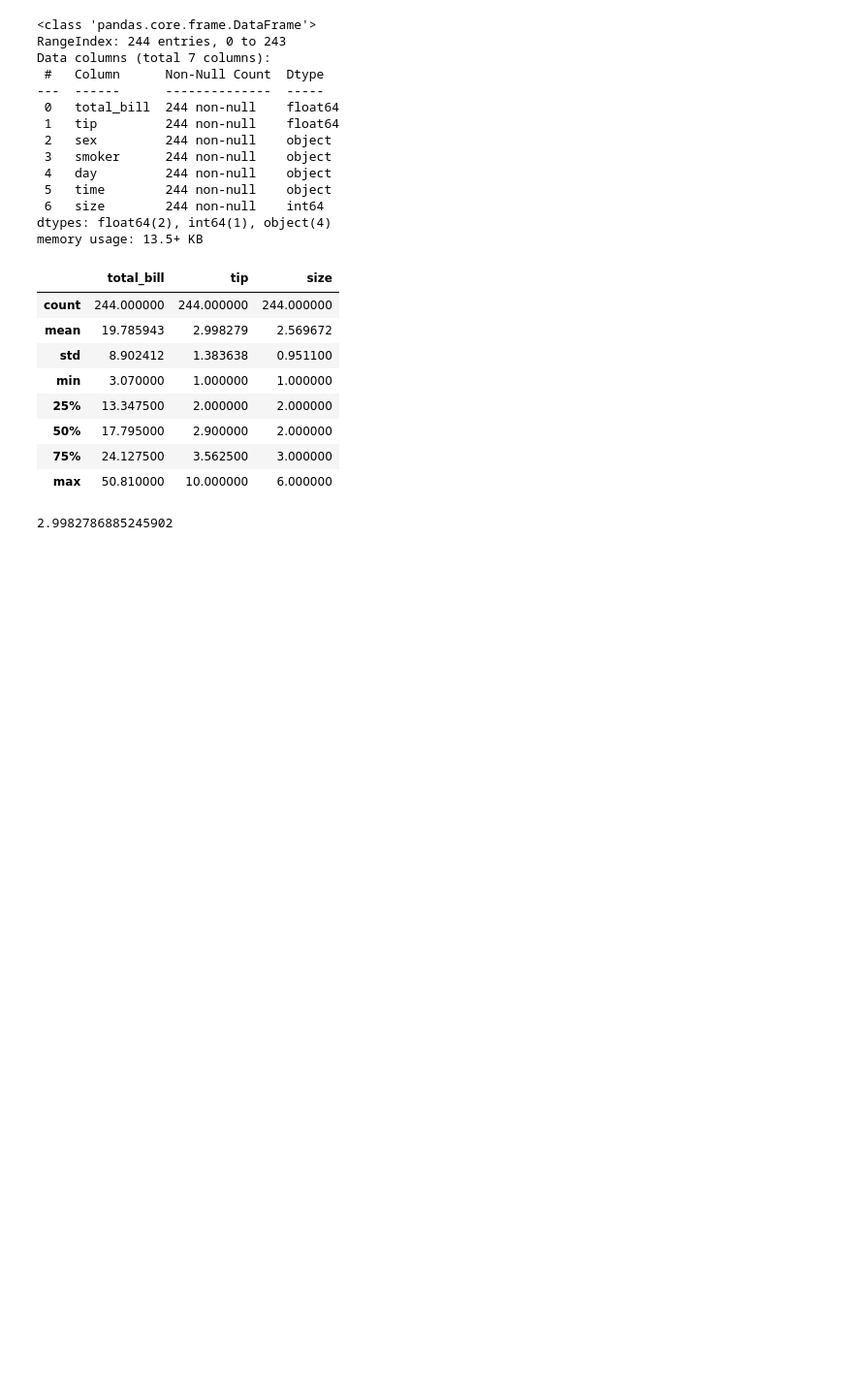
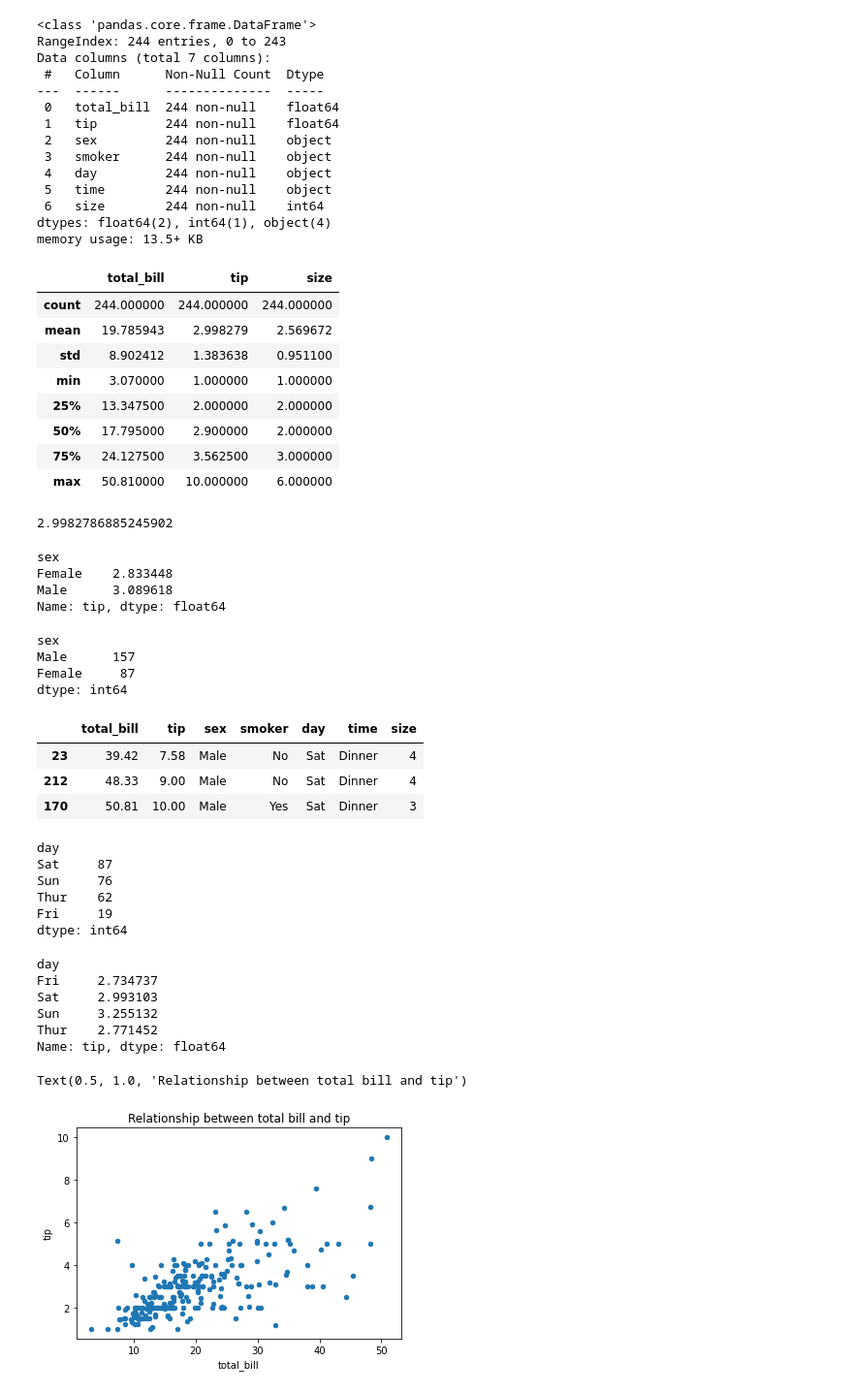
Before and after one commit to Kfirul/Waiter-Tips, a Jupyter notebook: Waiter Tips dataset.ipynb, the cells around one changed output. Shown at 97% size. Cells and saved outputs as stored; diff of their text form; code cells hidden in the pictures; blank space fills up the shorter version.

Commit message:
update of graphs and new stats

```diff
--- a/Waiter Tips dataset.ipynb
+++ b/Waiter Tips dataset.ipynb
@@ -59,3 +61,48 @@ tips.describe()
 tips.tip.mean()
 # %% [output]
 2.9982786885245902
+# %%
+tips.groupby('sex').tip.mean()
+# %% [output]
+sex
+Female    2.833448
+Male      3.089618
+Name: tip, dtype: float64
+# %%
+tips.value_counts('sex')
+# %% [output]
+sex
+Male      157
+Female     87
+dtype: int64
+# %%
+tips.sort_values('tip').tail(3)
+# %% [output]
+|  | total_bill | tip | sex | smoker | day | time | size |
+| 23 | 39.42 | 7.58 | Male | No | Sat | Dinner | 4 |
+| 212 | 48.33 | 9.00 | Male | No | Sat | Dinner | 4 |
+| 170 | 50.81 | 10.00 | Male | Yes | Sat | Dinner | 3 |
+# %%
+tips.value_counts('day')
+# %% [output]
+day
+Sat     87
+Sun     76
+Thur    62
+Fri     19
+dtype: int64
+# %%
+tips.groupby('day').tip.mean()
+# %% [output]
+day
+Fri     2.734737
+Sat     2.993103
+Sun     3.255132
+Thur    2.771452
+Name: tip, dtype: float64
+# %%
+tips.plot(x ='total_bill', y='tip', kind = 'scatter')
+plt.title('Relationship between total bill and tip')
+# %% [output]
+Text(0.5, 1.0, 'Relationship between total bill and tip')
+[figure, added]
```
Also changed, not shown: parts of 5 cells of this notebook.
